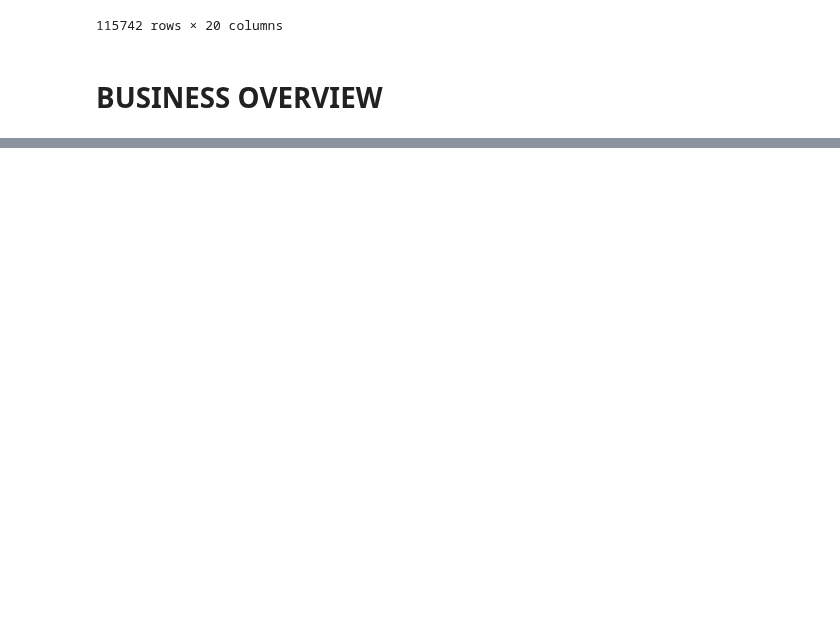
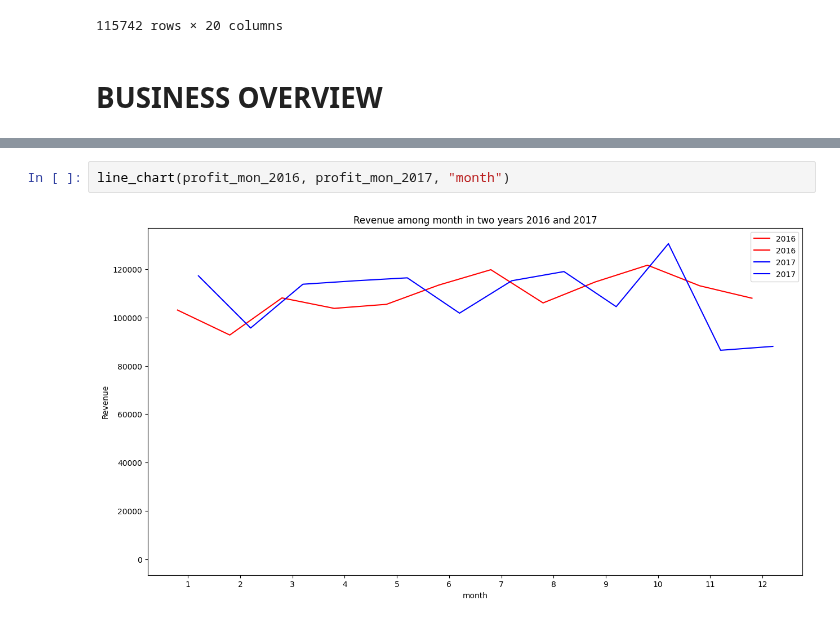
Before and after one commit to Phuong181003/ecommerce, a Jupyter notebook: ecommerce_data.ipynb, the cells around one changed output, grey strips where cells are left out. Cells and saved outputs as stored; diff of their text form; blank space fills up the shorter version.

```diff
--- a/ecommerce_data.ipynb
+++ b/ecommerce_data.ipynb
@@ -266,0 +337,4 @@ def line_chart(data_2016, data_20117, _type):
+# %%
+line_chart(profit_mon_2016, profit_mon_2017, "month")
+# %% [output]
+[figure, added]
```
Also changed, not shown: parts of 22 cells of this notebook.
